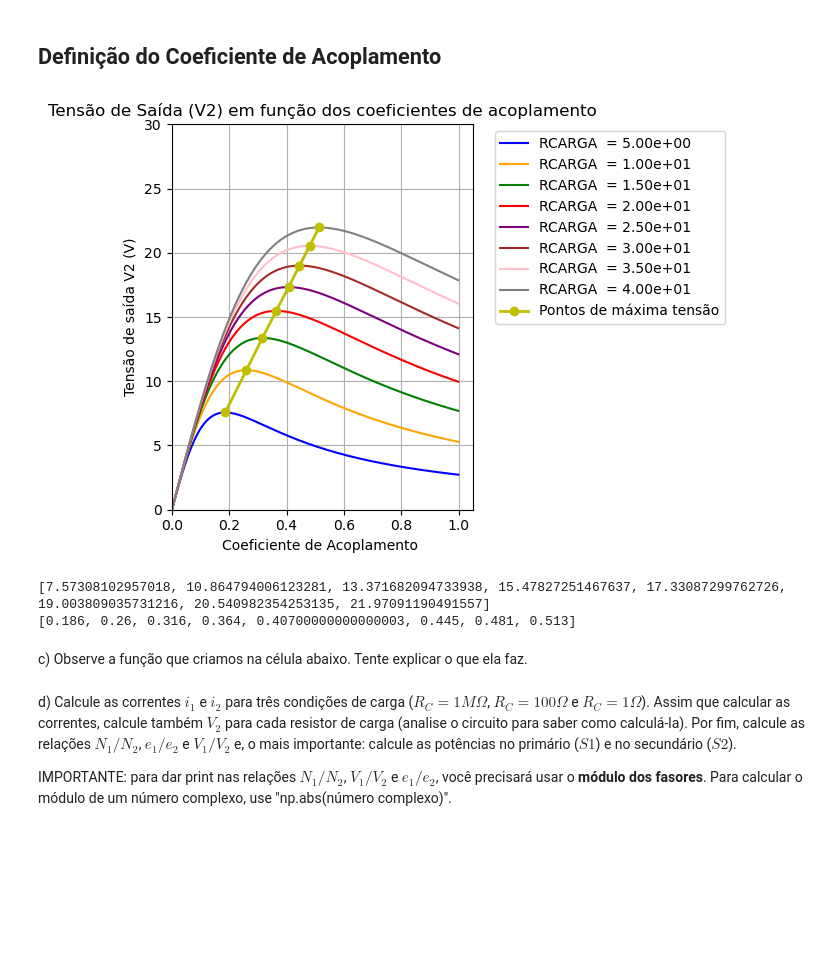
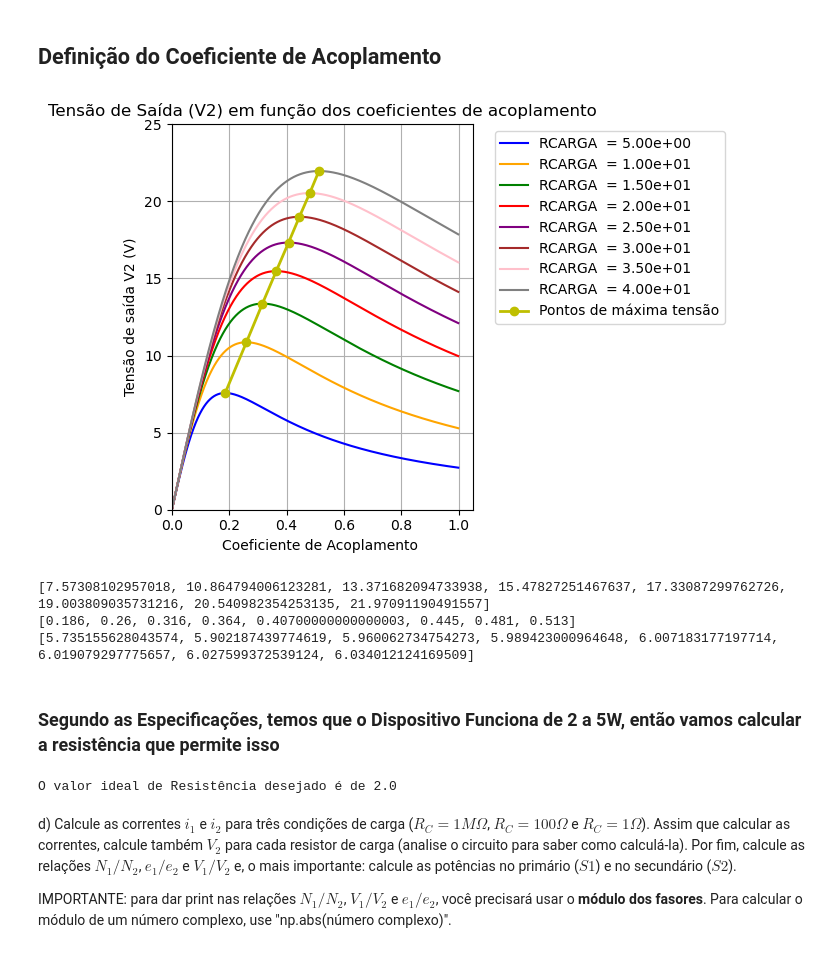
Before and after one commit to EnzoSilva14/projeto-eletromag, a Jupyter notebook: Versao_atual.ipynb, the cells around one changed output. Cells and saved outputs as stored; diff of their text form; code cells hidden in the pictures; blank space fills up the shorter version.

Commit message:
Simulações Feitas e Resistência previamente Calculada

```diff
--- a/Versao_atual.ipynb
+++ b/Versao_atual.ipynb
@@ -303,46 +303,52 @@ Uf = 6 * (2/pi)
 
 v_max = []
 k_max = []
+pot_max = []
+
+i = 0
 
 for resistencia in resistencias:
 
     tensoes = []
+    potencias = []
 
     for k in coeficientes:
         ZM = impedancia_ZM(L1 , L2 , k , f)
         i1, i2, V2, eficiencia, P_res = CalcularTransformadorCapacitorSerie(ZR1, ZR2, resistencia, ZC1, ZC2, ZL1, ZL2, ZM, Uf)
         tensoes.append(V2)
-
+        potencias.append(P_res)
     max_tensao = max(tensoes)
+    max_pot = potencias[tensoes.index(max_tensao)]
     max_k = coeficientes[tensoes.index(max_tensao)]
 
     v_max.append(max(tensoes))
     k_max.append(max_k)
+    pot_max.append(max_pot)
+    ax1.plot(coeficientes, tensoes, label=f'RCARGA  = {resistencia:.2e}', color=cores[i], linestyle=linestyles[0])
 
-    ax1.plot(coeficientes, tensoes, label=f'RCARGA  = {resistencia:.2e}', color=cores[i], linestyle=linestyles[0])
     i += 1
 
 ax1.plot(k_max, v_max, label='Pontos de máxima tensão', color='#BFBF00', marker='o', linestyle='-', linewidth=2)
 ax1.set_title("Tensão de Saída (V2) em função dos coeficientes de acoplamento")
 ax1.set_xlabel("Coeficiente de Acoplamento ")
 ax1.set_ylabel("Tensão de saída V2 (V)")
 ax1.legend(loc="upper left", bbox_to_anchor=(1.05, 1))
 ax1.set_xlim(0, 1.05)
-ax1.set_ylim(0, 30)
+ax1.set_ylim(0, 25)
 ax1.grid(True)
 
 # Ajustar layout para não sobrepor elementos
 plt.tight_layout()
 
 # Exibir gráfico
 plt.show()
 # %% [output]
-[figure, old version]
+[figure, new version]
 # %%
 print(v_max)
 print(k_max)
+print(pot_max)
 # %% [output]
 [7.57308102957018, 10.864794006123281, 13.371682094733938, 15.47827251467637, 17.33087299762726, 19.003809035731216, 20.540982354253135, 21.97091190491557]
 [0.186, 0.26, 0.316, 0.364, 0.40700000000000003, 0.445, 0.481, 0.513]
+[5.735155628043574, 5.902187439774619, 5.960062734754273, 5.989423000964648, 6.007183177197714, 6.019079297775657, 6.027599372539124, 6.034012124169509]
-# %% [markdown]
-c) Observe a função que criamos na célula abaixo. Tente explicar o que ela faz.
@@ -355,3 +355,14 @@ c) Observe a função que criamos na célula abaixo. Tente explicar o que ela fa
+# %% [markdown]
+<h3> Segundo as Especificações, temos que o Dispositivo Funciona de 2 a 5W, então vamos calcular a resistência que permite isso
+</h3>
+# %%
+potencia = pot_max[1]
+tensão = v_max[1]
+R_escolhida = tensão**2 / potencia
+
+print(f'O valor ideal de Resistência desejado é de {R_escolhida}')
+# %% [output]
+O valor ideal de Resistência desejado é de 2.0
 # %% [markdown]
 d) Calcule as correntes $i_1$ e $i_2$ para três condições de carga ($R_C=1M\Omega$, $R_C=100\Omega$ e $R_C=1\Omega$). Assim que calcular as correntes, calcule também $V_2$ para cada resistor de carga (analise o circuito para saber como calculá-la). Por fim, calcule as relações $N_1/N_2$, $e_1/e_2$ e $V_1/V_2$ e, o mais importante: calcule as potências no primário ($S1$) e no secundário ($S2$).
 
```
Also changed, not shown: parts of 1 cell of this notebook.
